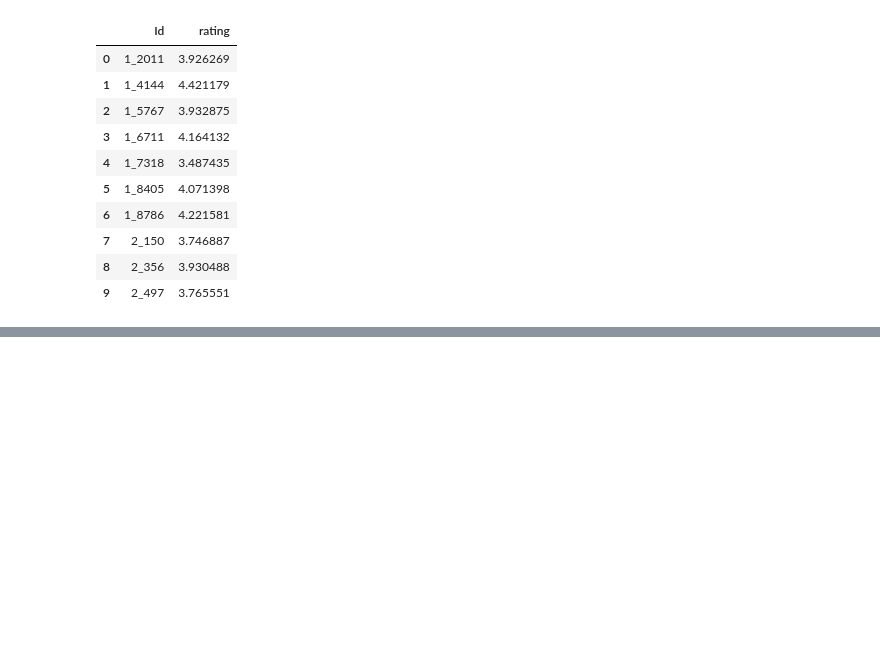
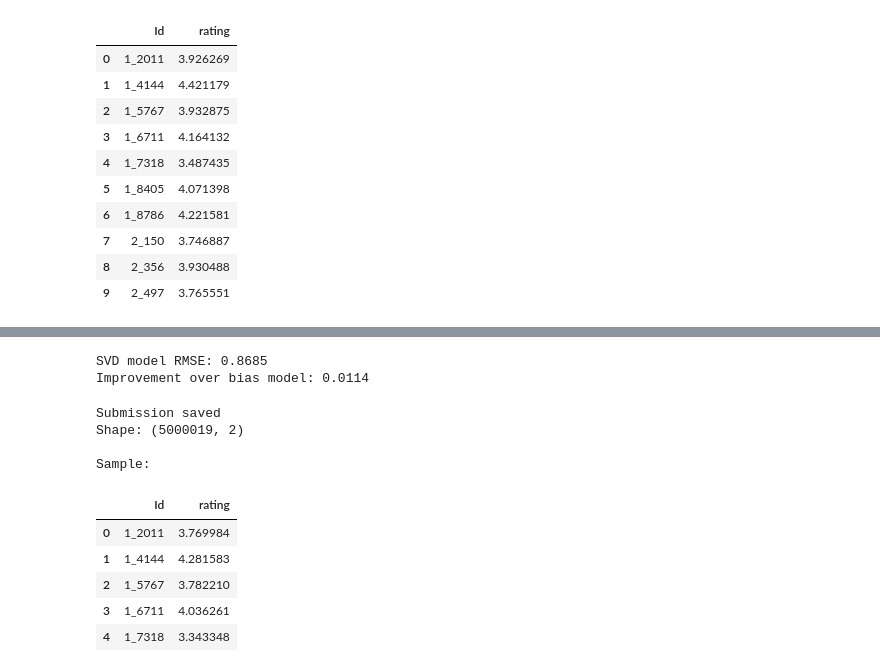
Before and after one commit to TheEliteCode/mov_rec_project, a Jupyter notebook: notebook.ipynb, the cells around one changed output, grey strips where cells are left out. Cells and saved outputs as stored; diff of their text form; code cells hidden in the pictures; blank space fills up the shorter version.

```diff
--- a/notebook.ipynb
+++ b/notebook.ipynb
@@ -172,0 +304,14 @@ Sample predictions:
+# %%
+print("Running SVD... this may take a few minutes")
+
+K = 200  # number of latent features
+
+U, sigma, Vt = svds(rating_matrix, k=K)
+
+# Convert sigma to diagonal matrix
+sigma = np.diag(sigma)
+
+print(f"U shape (users x features): {U.shape}")
+print(f"Sigma shape: {sigma.shape}")
+print(f"Vt shape (features x movies): {Vt.shape}")
+print("SVD complete")
@@ -172,0 +324,65 @@ Sample predictions:
+# %%
+# Precompute U × sigma once
+U_sigma = np.dot(U, sigma)  # shape: (162541, 50) — manageable
+
+def predict_svd(user_idx_series, movie_idx_series):
+    predictions = np.zeros(len(user_idx_series))
+    known_mask = user_idx_series.notna() & movie_idx_series.notna()
+
+    u_idx = user_idx_series[known_mask].astype(int).values
+    m_idx = movie_idx_series[known_mask].astype(int).values
+
+    # Only compute dot product for needed pairs
+    predictions[known_mask] = np.sum(
+        U_sigma[u_idx] * Vt.T[m_idx], axis=1
+    )
+    return predictions
+
+# Validate
+val_data = val_data.copy()
+val_user_idx = val_data['userId'].map(user_to_idx)
+val_movie_idx = val_data['movieId'].map(movie_to_idx)
+
+val_data['svd_component'] = predict_svd(val_user_idx, val_movie_idx)
+val_data['user_bias'] = val_data['userId'].map(user_bias).fillna(0)
+val_data['movie_bias'] = val_data['movieId'].map(movie_bias).fillna(0)
+val_data['predicted'] = global_mean + val_data['user_bias'] + val_data['movie_bias'] + val_data['svd_component']
+val_data['predicted'] = val_data['predicted'].clip(0.5, 5.0)
+
+score = rmse(val_data['rating'], val_data['predicted'])
+print(f"SVD model RMSE: {score:.4f}")
+print(f"Improvement over bias model: {0.8799 - score:.4f}")
+# %% [output]
+SVD model RMSE: 0.8685
+Improvement over bias model: 0.0114
+# %%
+test = pd.read_csv('data/test.csv')
+
+test_user_idx = test['userId'].map(user_to_idx)
+test_movie_idx = test['movieId'].map(movie_to_idx)
+
+test['svd_component'] = predict_svd(test_user_idx, test_movie_idx)
+test['user_bias'] = test['userId'].map(user_bias).fillna(0)
+test['movie_bias'] = test['movieId'].map(movie_bias).fillna(0)
+test['rating'] = global_mean + test['user_bias'] + test['movie_bias'] + test['svd_component']
+test['rating'] = test['rating'].clip(0.5, 5.0)
+
+test['Id'] = test['userId'].astype(str) + '_' + test['movieId'].astype(str)
+submission = test[['Id', 'rating']]
+submission.to_csv('data/submission_svd.csv', index=False)
+
+print("Submission saved")
+print(f"Shape: {submission.shape}")
+print(f"\nSample:")
+submission.head()
+# %% [output]
+Submission saved
+Shape: (5000019, 2)
+
+Sample:
+|  | Id | rating |
+| 0 | 1_2011 | 3.769984 |
+| 1 | 1_4144 | 4.281583 |
+| 2 | 1_5767 | 3.782210 |
+| 3 | 1_6711 | 4.036261 |
+| 4 | 1_7318 | 3.343348 |
```
Also changed, not shown: parts of 42 cells of this notebook.
